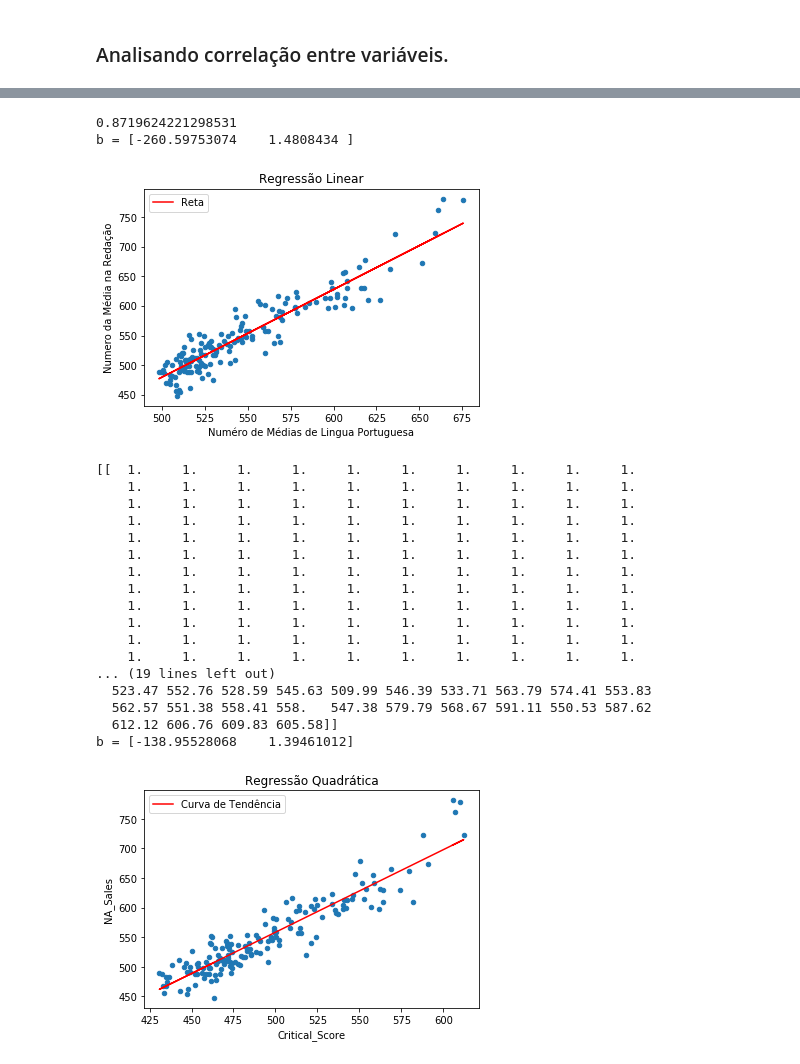
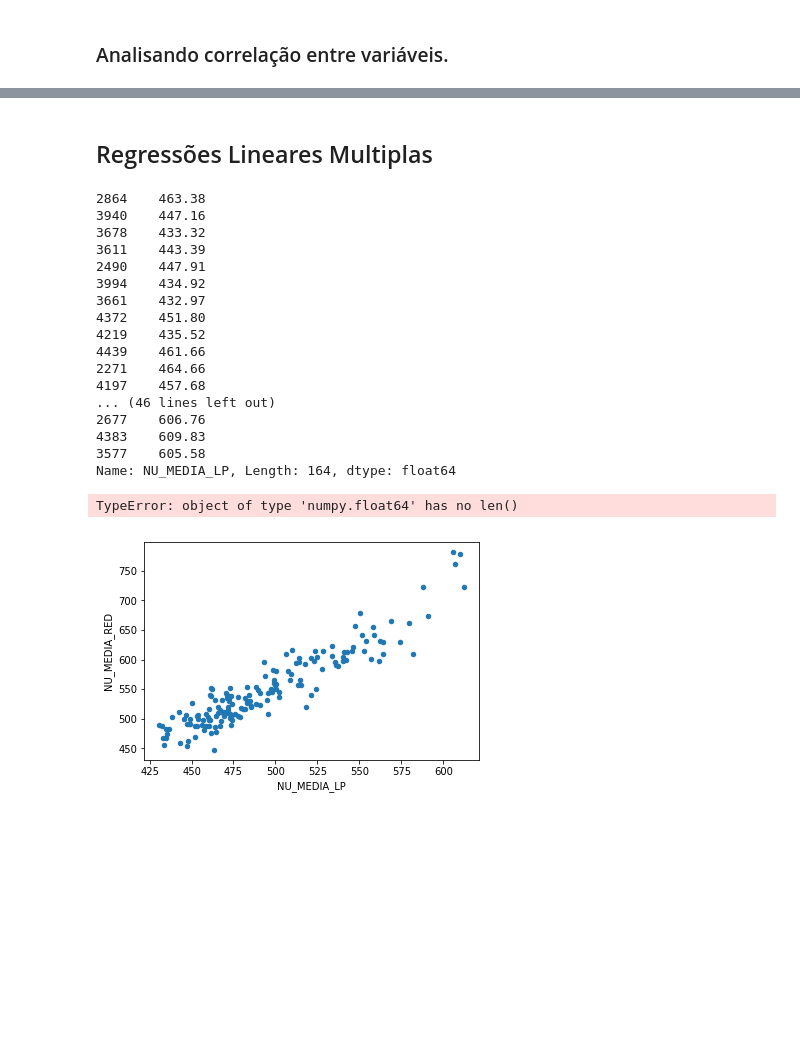
Before and after one commit to LuskaSaur/Trabalho3-de-CN---Regressao, a Jupyter notebook: Trabalho_CN_João_Lucas_Fernandes_de_Melo_&_Lucas_Rocha.ipynb, the cells around one changed output, grey strips where cells are left out. Cells and saved outputs as stored; diff of their text form; code cells hidden in the pictures; blank space fills up the shorter version.

```diff
--- a/Trabalho_CN_João_Lucas_Fernandes_de_Melo_&_Lucas_Rocha.ipynb
+++ b/Trabalho_CN_João_Lucas_Fernandes_de_Melo_&_Lucas_Rocha.ipynb
@@ -16,7 +16,7 @@ def regressaoLinear(x,y):
     return np.linalg.solve(xizes,ypslon)
 
 def regressaoLinearMultipla(x,y): #x é uma matriz ao invés de vetor
-    xizes = np.vstack((np.ones(len(x)),x))
+    xizes = np.vstack((np.ones(len(x[0])),x))
     ypslon = xizes.dot(y)
     xizes = xizes.dot(xizes.T)
     return np.linalg.solve(xizes, ypslon)
@@ -85,52 +147,37 @@ base.plot(kind='scatter',x='NU_MEDIA_CN',y='NU_MEDIA_RED')
+# %% [markdown]
+## Regressões Lineares Multiplas ###
 # %%
-x = base[(base.NU_MEDIA_CN).notnull()].NU_MEDIA_CN
+x = base[(base.NU_MEDIA_LP).notnull()].NU_MEDIA_LP
+print(x)
 y = base[(base.NU_MEDIA_RED).notnull()].NU_MEDIA_RED
-b = regressaoLinear(x,y)
-yp = resolveLin(b,x)
-re = r2(y,yp)
-print(re)
-base.plot(kind='scatter',x='NU_MEDIA_CN',y='NU_MEDIA_RED')
+base.plot(kind='scatter',x='NU_MEDIA_LP',y='NU_MEDIA_RED')
+
+#Aqui voce pode escolher transpor ou nao, o importante eh ficar de acordo com seu codigo acima
+b = regressaoLinearMultipla(x.values,y)
 print("b =",b)
-plt.plot(x,resolveLin(b,x),'r',label="Reta")
-plt.title("Regressão Linear")
+plt.plot(x,resolveLin(b,x),'r',label="Curva de Tendência")
+plt.title("Regressão Quadrática")
 plt.legend()
-plt.xlabel("Numéro de Médias de Lingua Portuguesa")
-plt.ylabel("Numero da Média na Redação")
+plt.xlabel("Critical_Score")
+plt.ylabel("NA_Sales")
 plt.show()
 # %% [output]
-0.8719624221298531
-b = [-260.59753074    1.4808434 ]
+2864    463.38
+3940    447.16
+3678    433.32
+3611    443.39
+2490    447.91
+3994    434.92
+3661    432.97
+4372    451.80
+4219    435.52
+4439    461.66
+2271    464.66
+4197    457.68
+... (46 lines left out)
+2677    606.76
+4383    609.83
+3577    605.58
+Name: NU_MEDIA_LP, Length: 164, dtype: float64
+TypeError: object of type 'numpy.float64' has no len()
-[figure, old version]
+[figure, new version]
-# %%
-x = base[(base.NU_MEDIA_LP).notnull()].NU_MEDIA_LP
-y = base[(base.NU_MEDIA_RED).notnull()].NU_MEDIA_RED
-base.plot(kind='scatter',x='NU_MEDIA_LP',y='NU_MEDIA_RED')
-
-#Aqui voce pode escolher transpor ou nao, o importante eh ficar de acordo com seu codigo acima
-b = regressaoLinearMultipla(x,y)
-print("b =",b)
-plt.plot(x,resolveLin(b,x),'r',label="Curva de Tendência")
-plt.title("Regressão Quadrática")
-plt.legend()
-plt.xlabel("Critical_Score")
-plt.ylabel("NA_Sales")
-plt.show()
-# %% [output]
-[[  1.     1.     1.     1.     1.     1.     1.     1.     1.     1.
-    1.     1.     1.     1.     1.     1.     1.     1.     1.     1.
-    1.     1.     1.     1.     1.     1.     1.     1.     1.     1.
-    1.     1.     1.     1.     1.     1.     1.     1.     1.     1.
-    1.     1.     1.     1.     1.     1.     1.     1.     1.     1.
-    1.     1.     1.     1.     1.     1.     1.     1.     1.     1.
-    1.     1.     1.     1.     1.     1.     1.     1.     1.     1.
-    1.     1.     1.     1.     1.     1.     1.     1.     1.     1.
-    1.     1.     1.     1.     1.     1.     1.     1.     1.     1.
-    1.     1.     1.     1.     1.     1.     1.     1.     1.     1.
-    1.     1.     1.     1.     1.     1.     1.     1.     1.     1.
-    1.     1.     1.     1.     1.     1.     1.     1.     1.     1.
-... (19 lines left out)
-  523.47 552.76 528.59 545.63 509.99 546.39 533.71 563.79 574.41 553.83
-  562.57 551.38 558.41 558.   547.38 579.79 568.67 591.11 550.53 587.62
-  612.12 606.76 609.83 605.58]]
-b = [-138.95528068    1.39461012]
-[figure, removed]
```
Also changed, not shown: parts of 4 cells of this notebook.
